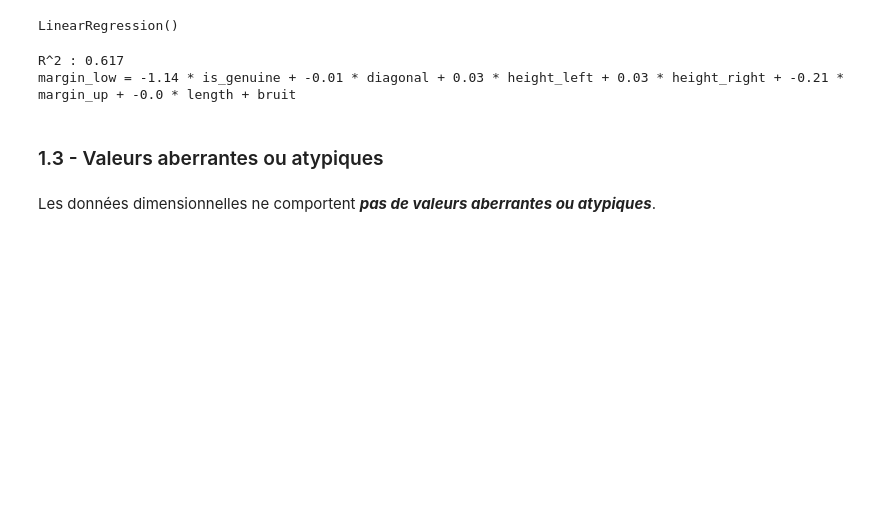
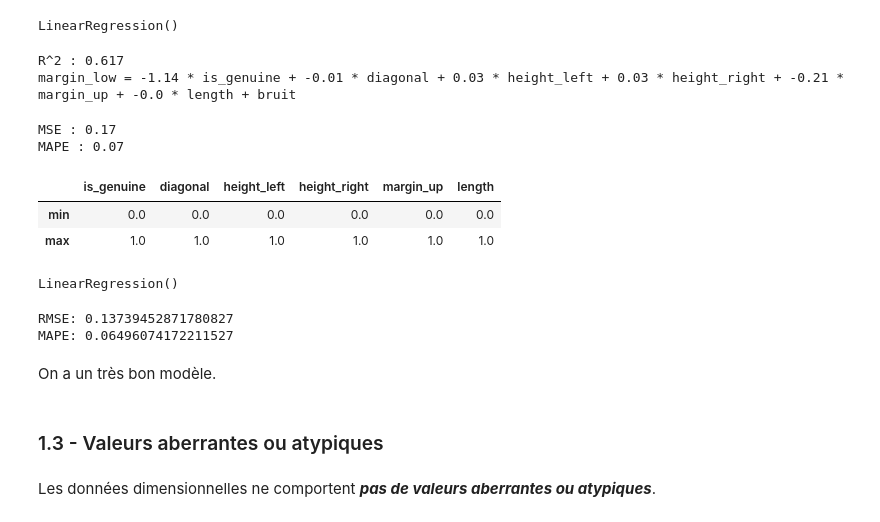
Before and after one commit to lengocduyvu/oncfm-detection-faux-billets, a Jupyter notebook: notebooks/oncfm-analyse.ipynb, the cells around one changed output. Saved outputs shown, nothing was run; the diff lists cells and outputs as text; code cells hidden in the pictures; blank space fills up the shorter version.

Commit message:
Amélioration de la regression linéaire

```diff
--- a/notebooks/oncfm-analyse.ipynb
+++ b/notebooks/oncfm-analyse.ipynb
@@ -135,7 +161,9 @@ Name: count, dtype: int64
 # %%
+varpred = ['is_genuine', 'diagonal', 'height_left', 'height_right', 'margin_up', 'length']
+
 # Régression linéaire
 reg = LinearRegression()
-X = df_mlna[['is_genuine', 'diagonal', 'height_left', 'height_right', 'margin_up', 'length']]
+X = df_mlna[varpred]
 y = df_mlna['margin_low']
 reg.fit(X,y)
 # %% [output]
@@ -146,3 +174,21 @@ print(f"margin_low = {np.round(reg.coef_[0], 2)} * is_genuine + {np.round(reg.co
 # %% [output]
 R^2 : 0.617
 margin_low = -1.14 * is_genuine + -0.01 * diagonal + 0.03 * height_left + 0.03 * height_right + -0.21 * margin_up + -0.0 * length + bruit
+# %%
+# Prédictions
+y_pred = reg.predict(X)
+print(f"MSE : {np.round(mean_squared_error(y, y_pred), 2)}")
+print(f"MAPE : {np.round(mean_absolute_percentage_error(y, y_pred), 2)}")
+# %% [output]
+MSE : 0.17
+MAPE : 0.07
+# %%
+# Utilisation d'un scaler pour contraindre les variables entre 0 et 1
+scaler = MinMaxScaler()
+X_scaled = scaler.fit_transform(df_mlna[varpred])
+df_mlna_scaled = pd.DataFrame(X_scaled, columns=varpred)
+df_mlna_scaled.describe().loc[['min', 'max']]
+# %% [output]
+|  | is_genuine | diagonal | height_left | height_right | margin_up | length |
+| min | 0.0 | 0.0 | 0.0 | 0.0 | 0.0 | 0.0 |
+| max | 1.0 | 1.0 | 1.0 | 1.0 | 1.0 | 1.0 |
@@ -149,3 +201,21 @@ margin_low = -1.14 * is_genuine + -0.01 * diagonal + 0.03 * height_left + 0.03 *
+# %%
+# Entraînement du modèle
+reg = LinearRegression()
+reg.fit(X_train, y_train)
+# %% [output]
+LinearRegression()
+# %%
+# Prédiction sur le test set
+y_pred_test = reg.predict(X_test)
+
+# Scores
+print(f"RMSE: {mean_squared_error(y_test, y_pred_test)}")
+print(f"MAPE: {mean_absolute_percentage_error(y_test, y_pred_test)}")
+# %% [output]
+RMSE: 0.13739452871780827
+MAPE: 0.06496074172211527
+# %% [markdown]
+On a un très bon modèle.
 # %% [markdown]
 ### 1.3 - Valeurs aberrantes ou atypiques
 # %%
```
Also changed, not shown: parts of 3 cells of this notebook.
